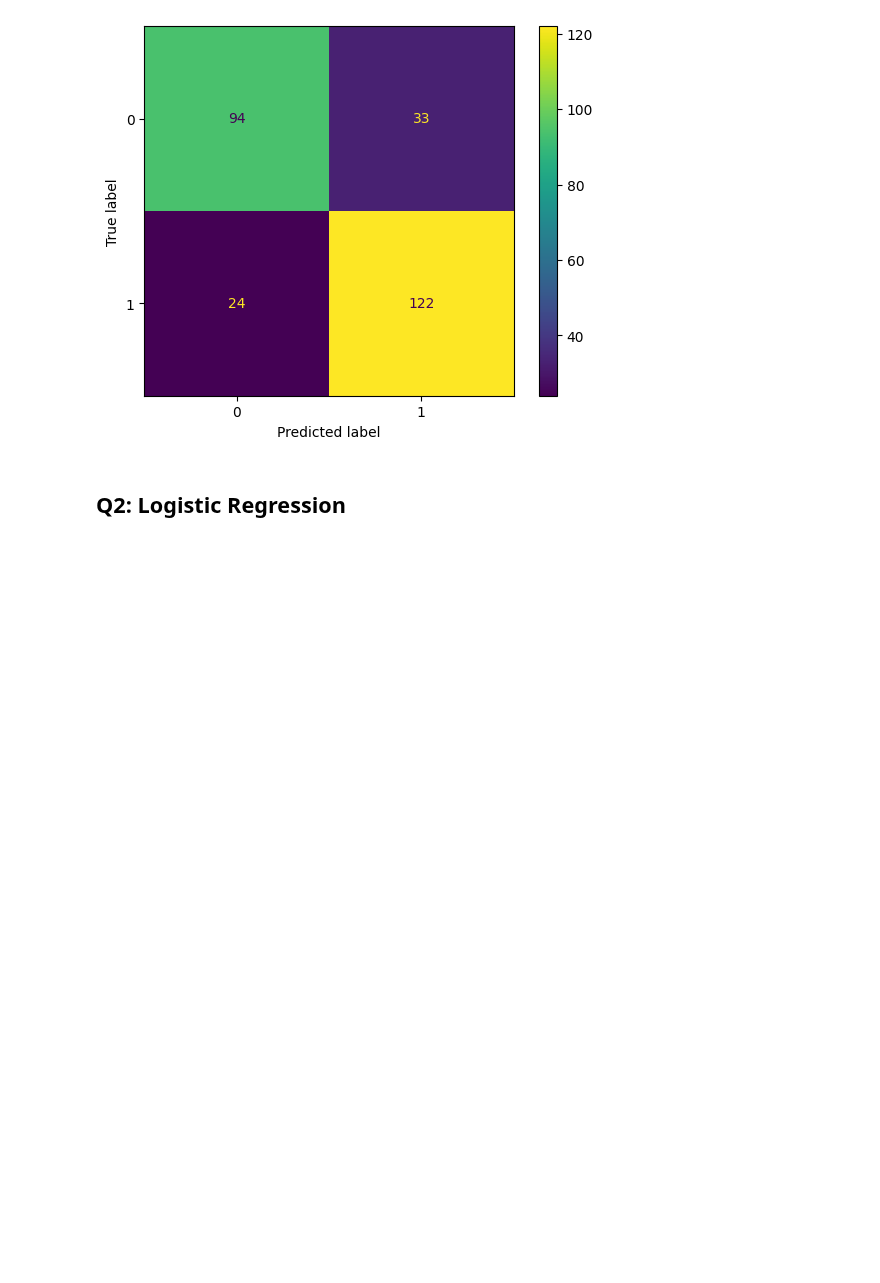
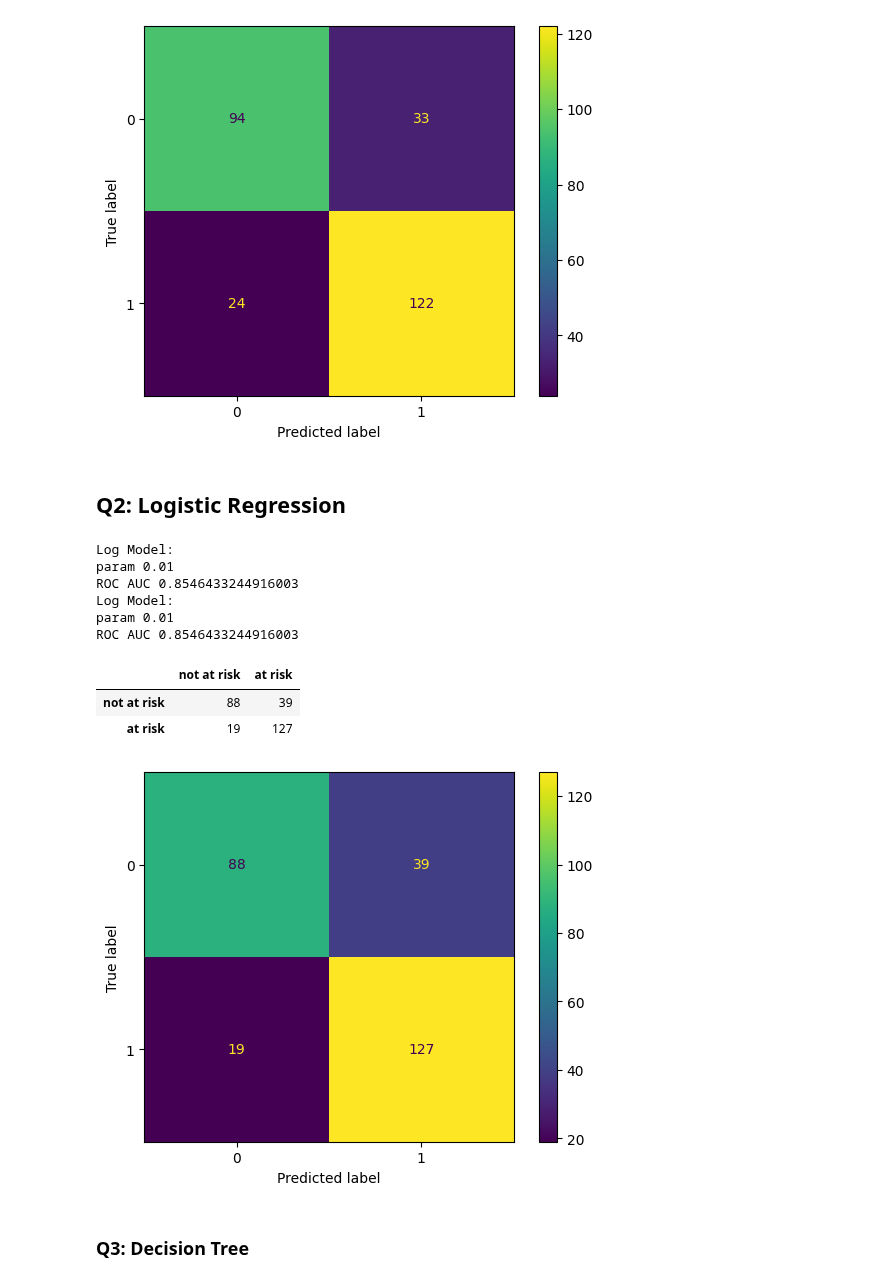
Before and after one commit to alexandragrover/GSB-544, a Jupyter notebook: Labs/Lab7/Lab7.ipynb, the cells around one changed output. Saved outputs shown, nothing was run; the diff lists cells and outputs as text; code cells hidden in the pictures; blank space fills up the shorter version.

```diff
--- a/Labs/Lab7/Lab7.ipynb
+++ b/Labs/Lab7/Lab7.ipynb
@@ -105,28 +115,60 @@ ct = ColumnTransformer(
     remainder="passthrough"
 ).set_output(transform="pandas")
 
-knn_model1 = Pipeline(
+log_model1 = Pipeline(
     [("preprocessing", ct),
-     ("knn", KNeighborsClassifier())]
+    ("log_reg", LogisticRegression())]
 
 ).set_output(transform="pandas")
 
 
 #find best neighbors
-param_grid1 = {
-    'knn__n_neighbors': np.arange(1, 100)
-}
+param_log1 = {'log_reg__C': [0.01, 0.1, 1, 10, 100]}
 
 #gridsearch
-grid_search = GridSearchCV(knn_model1, param_grid1, cv=5, scoring='roc_auc', n_jobs=-1)
+grid_search2 = GridSearchCV(log_model1, param_log1, cv=5, scoring='roc_auc', n_jobs=-1)
 
 # fit data
-grid_search.fit(X, y)
+grid_search2.fit(X, y)
 
-best_knn = grid_search.best_estimator_
-best_roc_auc = grid_search.best_score_
-best_k = grid_search.best_params_['knn__n_neighbors']
+#best C
+best_C_log1 = grid_search2.best_params_['log_reg__C']
+best_roc_auc_log1 = grid_search2.best_score_
 
-# Report the best ROC AUC score from cross-validation
-print(f"Best ROC AUC from Cross-Validation: {best_roc_auc:.4f}")
-print(f"Best k (number of neighbors): {best_k}")
+
+print("Log Model:")
+print(f"param {best_C_log1}")
+print(f"ROC AUC {best_roc_auc_log1}")
+# %% [output]
+Log Model:
+param 0.01
+ROC AUC 0.8546433244916003
+Log Model:
+param 0.01
+ROC AUC 0.8546433244916003
+# %%
+#log pipeline with best C
+log_model2 = Pipeline(
+    [("preprocessing", ct),
+    ("log_reg", LogisticRegression(C=0.01))]
+).set_output(transform="pandas")
+
+log_model2.fit(X, y)
+
+y_pred_log = log_model2.predict(X)
+# %%
+#matrix
+cm2= confusion_matrix(y, y_pred_log)
+cm2
+ConfusionMatrixDisplay(cm2).plot()
+
+class_names = ["not at risk", "at risk"]
+conf_matrix_log = pd.DataFrame(cm2, index=class_names, columns=class_names)
+conf_matrix_log
+# %% [output]
+|  | not at risk | at risk |
+| not at risk | 88 | 39 |
+| at risk | 19 | 127 |
+[figure, added]
+# %% [markdown]
+### Q3: Decision Tree
```
Also changed, not shown: parts of 5 cells of this notebook.
